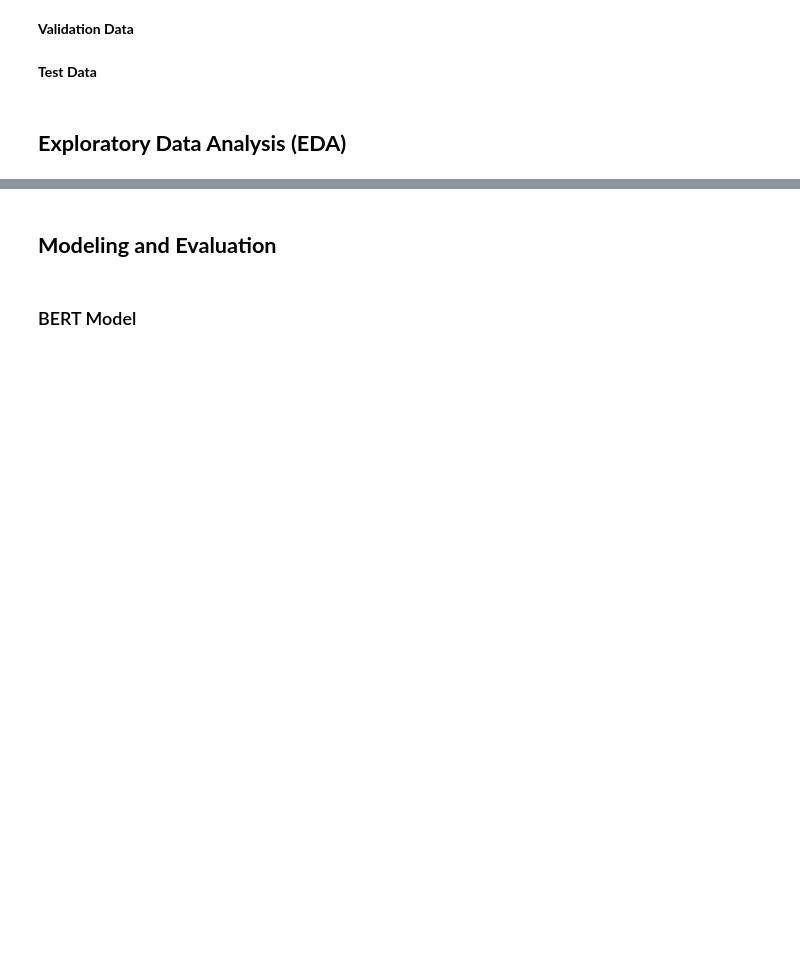
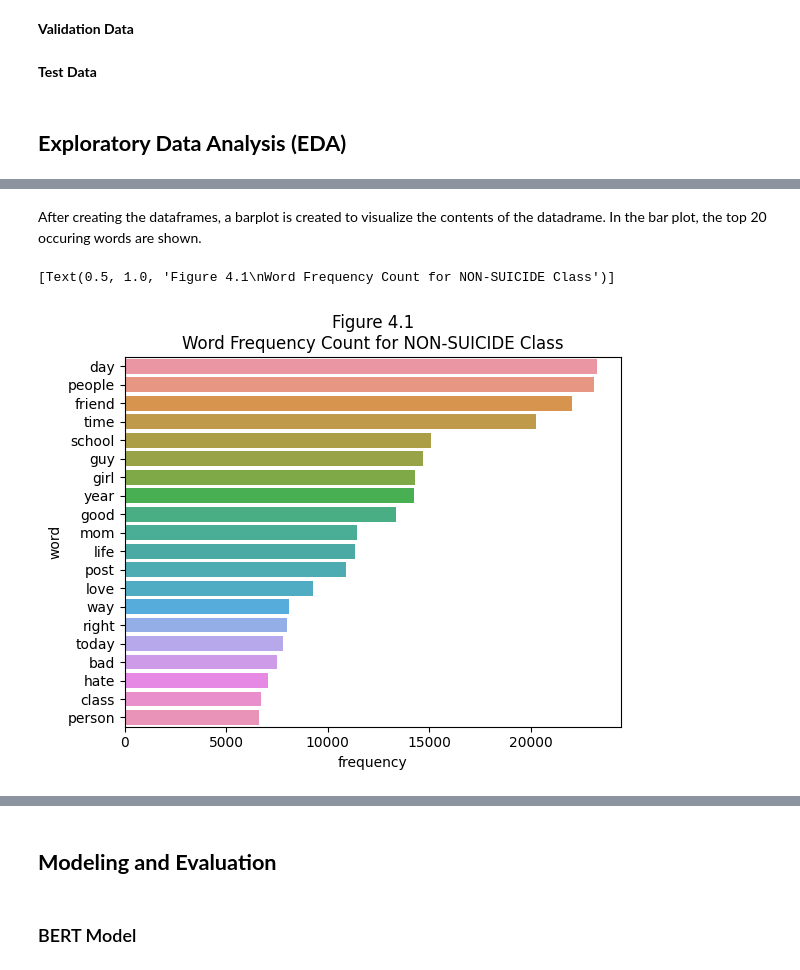
Before and after one commit to francheska-vicente/data103-project, a Jupyter notebook: main.ipynb, the cells around one changed output, grey strips where cells are left out. Drawn from its saved outputs; the diff is of its cells as text; code cells hidden in the pictures; blank space fills up the shorter version.

```diff
--- a/main.ipynb
+++ b/main.ipynb
@@ -848,8 +848,0 @@ words_ns = word_tokenize(txt_ns)
-# %%
-def cleaned_words(new_tokens):
-	new_tokens = [t.lower() for t in new_tokens]
-	new_tokens =[t for t in new_tokens if t not in stopwords.words('english') and comb_stopwords_ns]
-	new_tokens = [t for t in new_tokens if t.isalpha()]
-	lemmatizer = WordNetLemmatizer()
-	new_tokens = [lemmatizer.lemmatize(t) for t in new_tokens]
-	return new_tokens
@@ -902,0 +955,9 @@ sns.barplot(x='frequency',y='word',data=data_s)
+# %%
+def cleaned_words(new_tokens):
+	new_tokens = [t.lower() for t in new_tokens]
+	new_tokens =[t for t in new_tokens if t not in stopwords.words('english')]
+	new_tokens =[t for t in new_tokens if t not in comb_stopwords]
+	new_tokens = [t for t in new_tokens if t.isalpha()]
+	lemmatizer = WordNetLemmatizer()
+	new_tokens = [lemmatizer.lemmatize(t) for t in new_tokens]
+	return new_tokens
@@ -902,0 +974,6 @@ sns.barplot(x='frequency',y='word',data=data_s)
+# %%
+data_ns = pd.DataFrame(bow_ns.items(),columns=['word','frequency']).sort_values(by='frequency',ascending=False)
+data_ns.drop([2354, 35, 1125, 51, 13200, 62, 349, 1025, 1102, 4625, 1192, 42], inplace = True)
+
+data_s = pd.DataFrame(bow_s.items(),columns=['word','frequency']).sort_values(by='frequency',ascending=False)
+data_s.drop([6715], inplace = True)
@@ -902,0 +1020,8 @@ sns.barplot(x='frequency',y='word',data=data_s)
+# %% [markdown]
+After creating the dataframes, a barplot is created to visualize the contents of the datadrame. In the bar plot, the top 20 occuring words are shown.
+# %%
+data_ns = data_ns.head(20)
+sns.barplot(x='frequency',y='word',data=data_ns).set(title='Figure 4.1\nWord Frequency Count for NON-SUICIDE Class')
+# %% [output]
+[Text(0.5, 1.0, 'Figure 4.1\nWord Frequency Count for NON-SUICIDE Class')]
+[figure, added]
```
Also changed, not shown: parts of 121 cells of this notebook.
